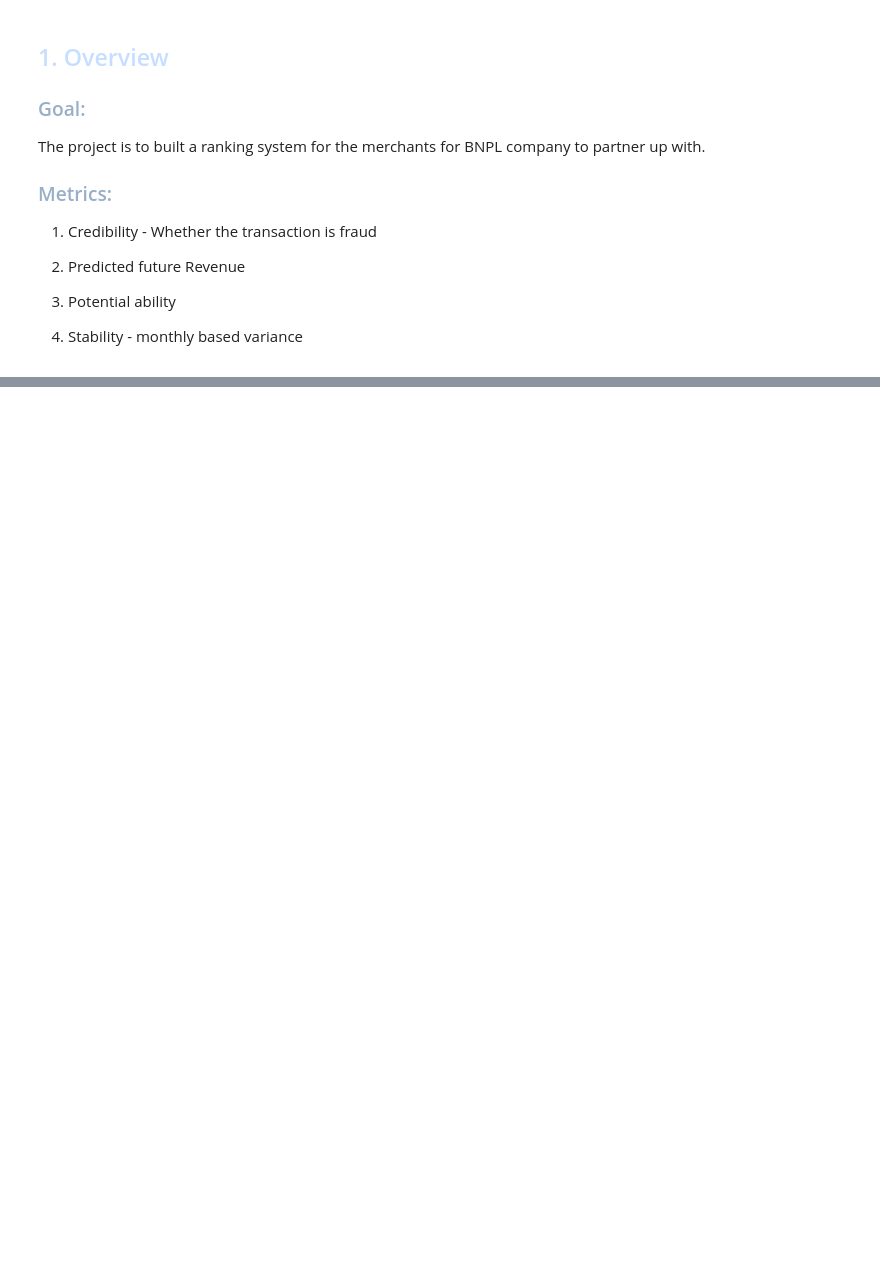
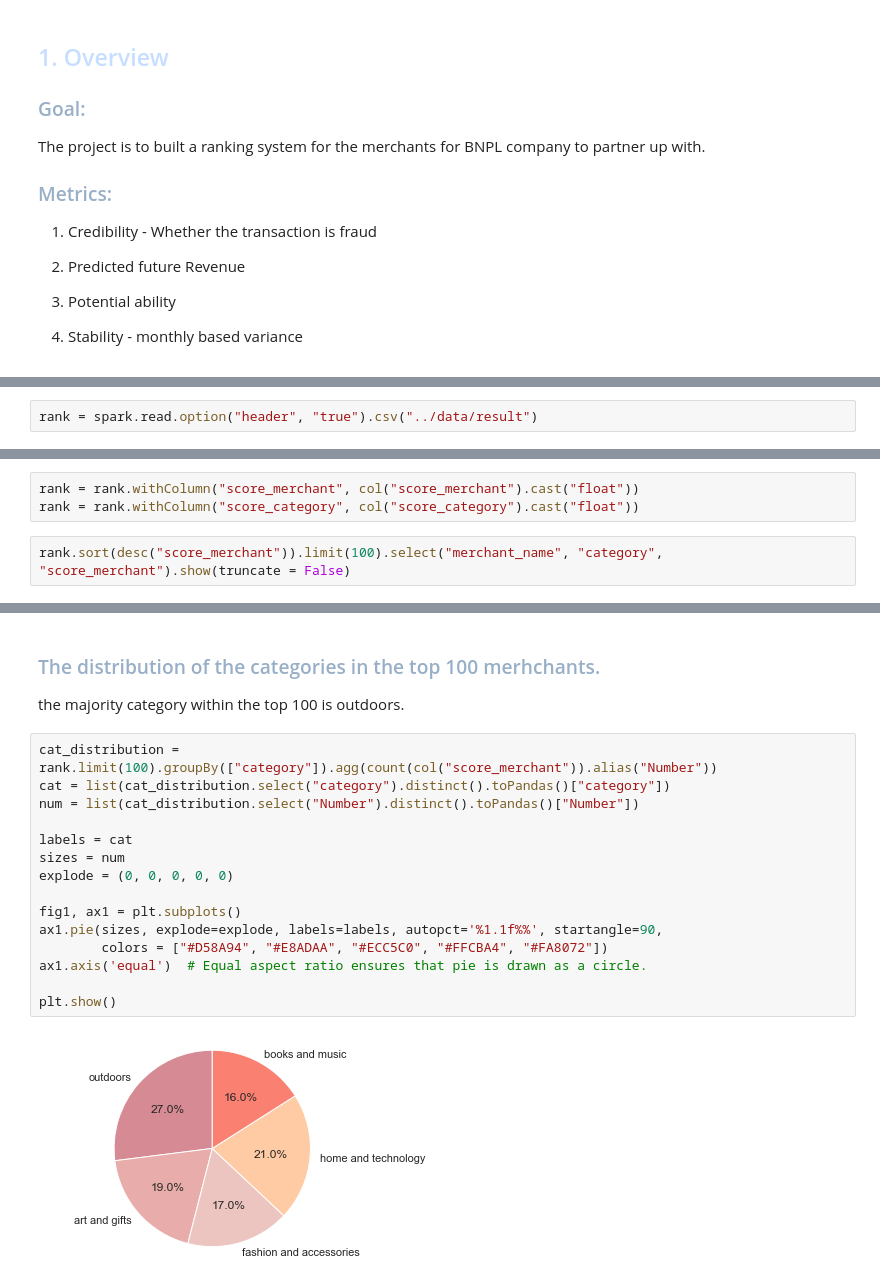
Before and after one commit to MAST30034-Applied-Data-Science/generic-buy-now-pay-later-project-group-27, a Jupyter notebook: notebooks/summary.ipynb, the cells around one changed output, grey strips where cells are left out. Cells and saved outputs as stored; diff of their text form; blank space fills up the shorter version.

```diff
--- a/notebooks/summary.ipynb
+++ b/notebooks/summary.ipynb
@@ -83,0 +222,2 @@ The above two features were used to train a 3-mean clustering model. The result
+# %%
+rank = spark.read.option("header", "true").csv("../data/result")
@@ -83,0 +235,5 @@ The above two features were used to train a 3-mean clustering model. The result
+# %%
+rank = rank.withColumn("score_merchant", col("score_merchant").cast("float"))
+rank = rank.withColumn("score_category", col("score_category").cast("float"))
+# %%
+rank.sort(desc("score_merchant")).limit(100).select("merchant_name", "category", "score_merchant").show(truncate = False)
@@ -83,0 +258,22 @@ The above two features were used to train a 3-mean clustering model. The result
+# %% [markdown]
+
+<font color='#98AFC7'><h3>The distribution of the categories in the top 100 merhchants. </h3></font>
+
+the majority category within the top 100 is outdoors.
+# %%
+cat_distribution = rank.limit(100).groupBy(["category"]).agg(count(col("score_merchant")).alias("Number"))
+cat = list(cat_distribution.select("category").distinct().toPandas()["category"])
+num = list(cat_distribution.select("Number").distinct().toPandas()["Number"])
+
+labels = cat
+sizes = num
+explode = (0, 0, 0, 0, 0)
+
+fig1, ax1 = plt.subplots()
+ax1.pie(sizes, explode=explode, labels=labels, autopct='%1.1f%%', startangle=90,
+        colors = ["#D58A94", "#E8ADAA", "#ECC5C0", "#FFCBA4", "#FA8072"])
+ax1.axis('equal')  # Equal aspect ratio ensures that pie is drawn as a circle.
+
+plt.show()
+# %% [output]
+[figure, added]
```
Also changed, not shown: parts of 26 cells of this notebook, 9 other files.
